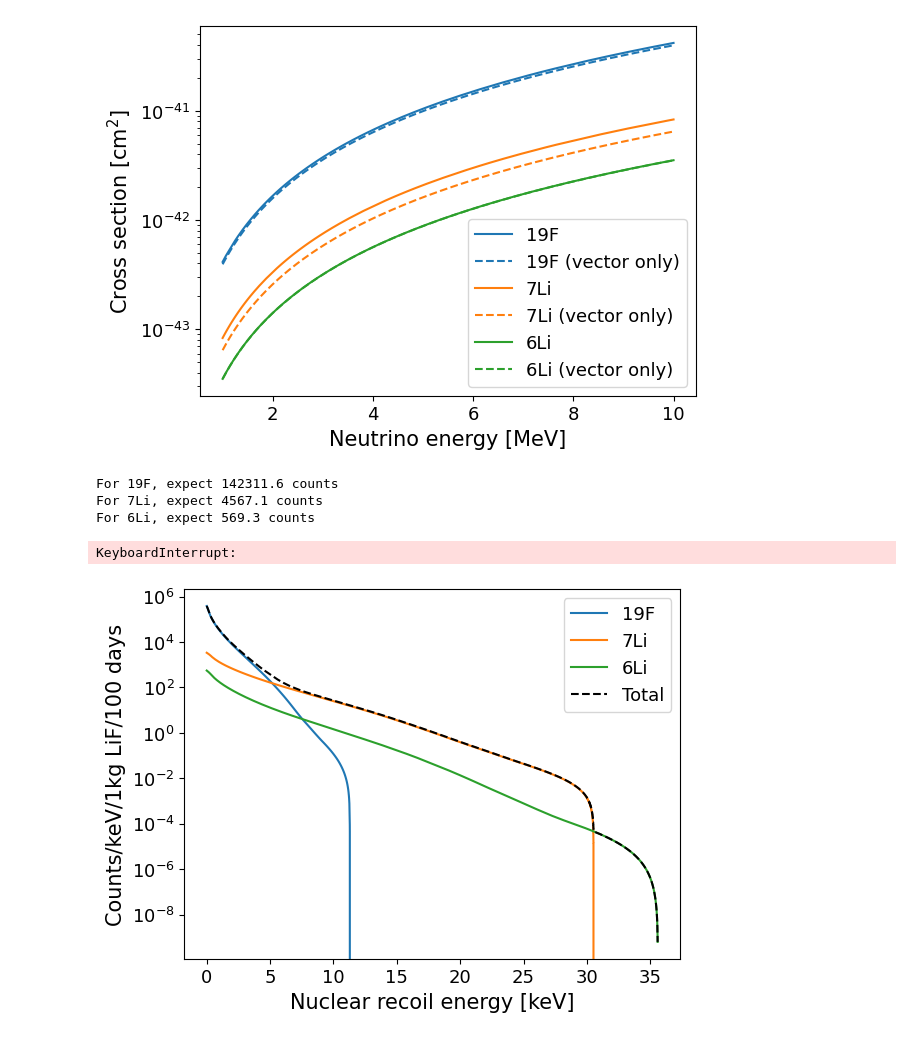
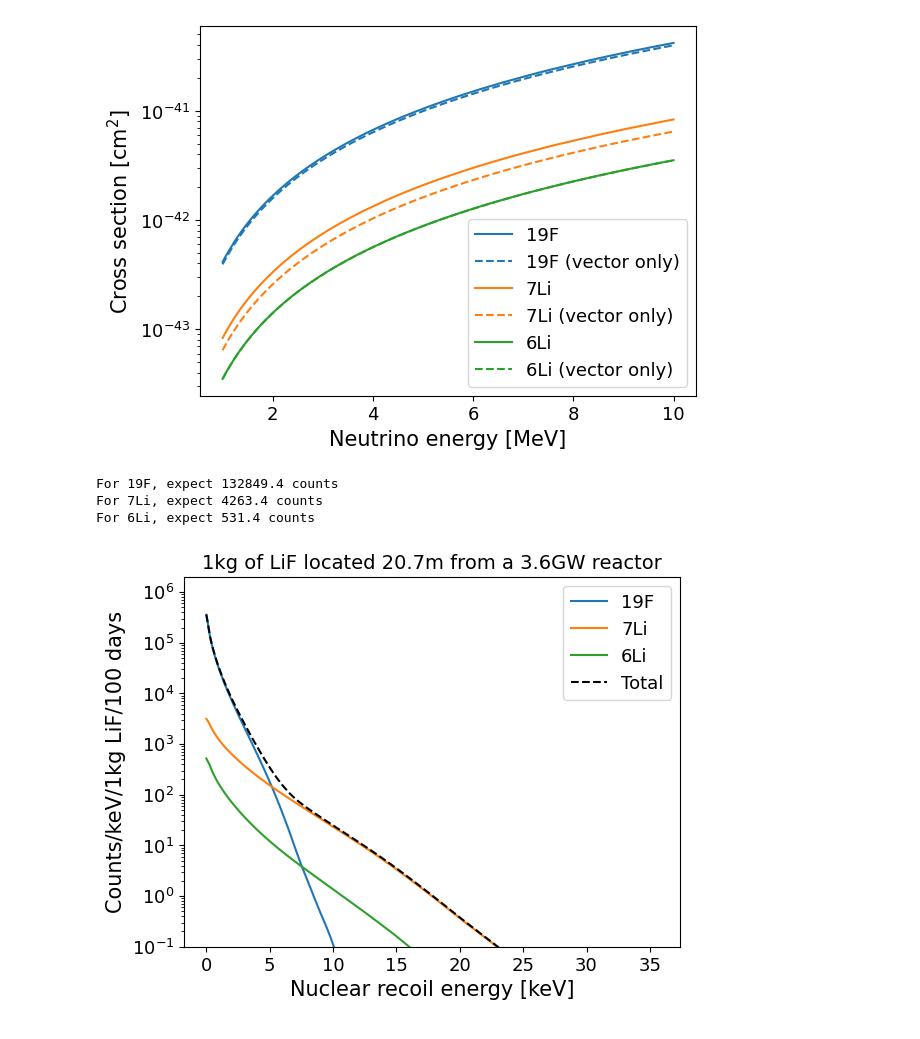
Before and after one commit to schedges/cevns_notebook, a Jupyter notebook: cevns.ipynb, the cells around one changed output. Drawn from its saved outputs; the diff is of its cells as text; code cells hidden in the pictures.

```diff
--- a/cevns.ipynb
+++ b/cevns.ipynb
@@ -38,7 +38,7 @@ target_fractions = [0.5,0.462,0.038] #isotopic
 atoms_per_kg = [5.21e26,6.07e26,6.023e26]
 target_mass_kg = 1
 
-distance_to_core_m = 20.
+distance_to_core_m = 20.7
 exposure_days = 100
 
 #Physics constants
@@ -303,26 +302,25 @@ for itarget,isotope in enumerate(target_isotopes):
 # %%
 ########
 ##PLOT##
 ########
 Ts_keV = Ts_MeV * 1000
 fig,ax = plt.subplots()
 for itarget,isotope in enumerate(target_isotopes):
   ax.plot(Ts_keV,recoil_distributions[itarget] * 0.001, label=target_isotopes[itarget])
   print(f"For {target_isotopes[itarget]}, expect {np.sum(recoil_distributions[itarget])*Enr_step_size_MeV:.1f} counts")
 
 total_recoil_dist = np.sum(recoil_distributions, axis=0)*0.001
 ax.plot(Ts_keV,total_recoil_dist,"--",label="Total",color="k")
 plt.legend()
 plt.yscale("log")
 plt.xlabel("Nuclear recoil energy [keV]")
 plt.ylabel(f"Counts/keV/{target_mass_kg}kg {output_name}/{exposure_days} days")
+plt.title(f"{target_mass_kg}kg of {output_name} located {distance_to_core_m}m from a {power_GW}GW reactor")
+ax.set_ylim(bottom=0.1)
 plt.savefig("LiF_recoilDist.png",dpi=300,bbox_inches="tight")
-plt.title(f"{target_mass_kg}kg of {output_name} located {distance_to_core_m}m from a {power_GW}GW reactor")
-ax.set_ylim(bottom=1)
 plt.show()
 # %% [output]
-For 19F, expect 142311.6 counts
-For 7Li, expect 4567.1 counts
-For 6Li, expect 569.3 counts
+For 19F, expect 132849.4 counts
+For 7Li, expect 4263.4 counts
+For 6Li, expect 531.4 counts
-KeyboardInterrupt:
-[figure, old version]
+[figure, new version]
```
Also changed, not shown: parts of 1 cell of this notebook.
